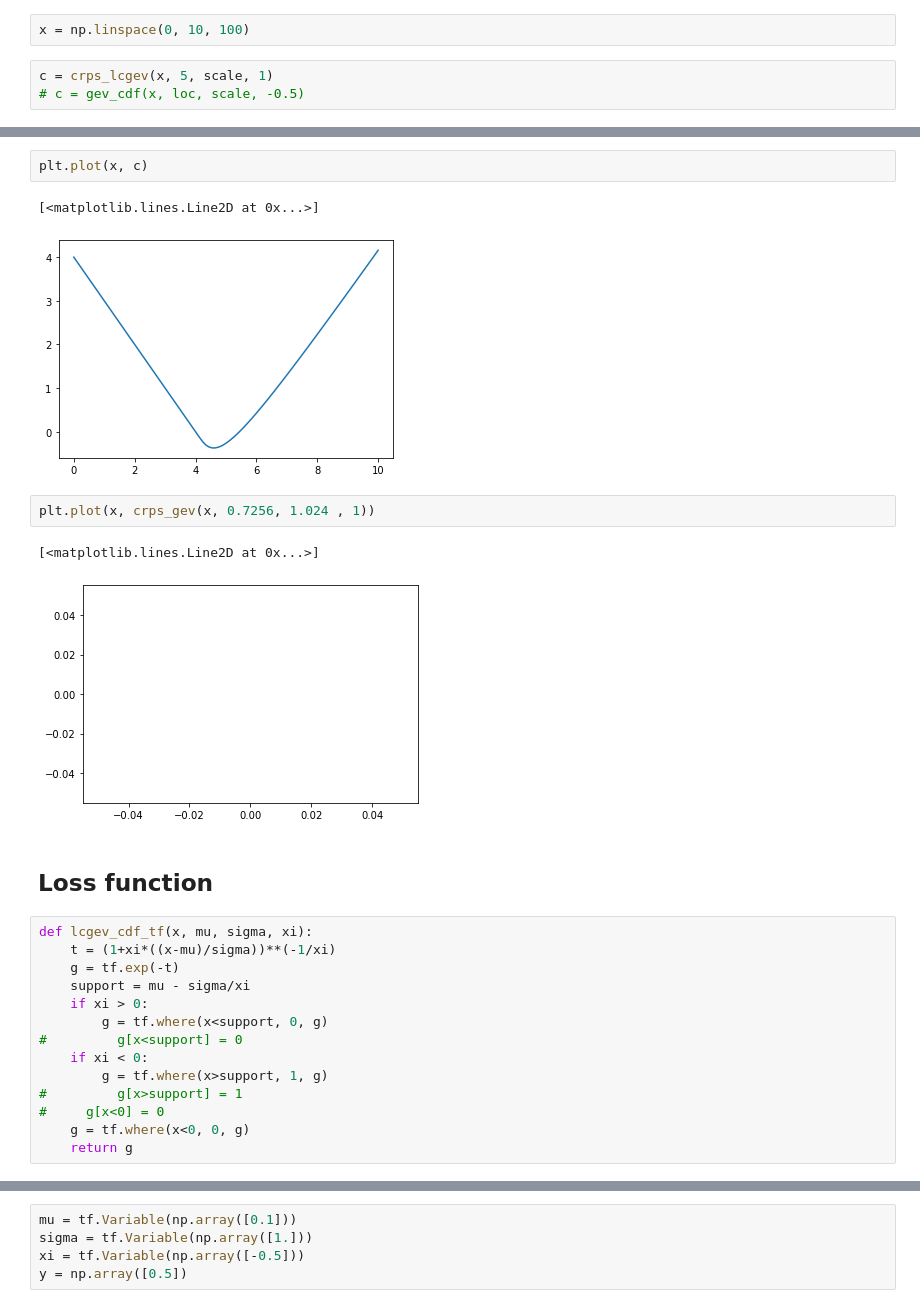
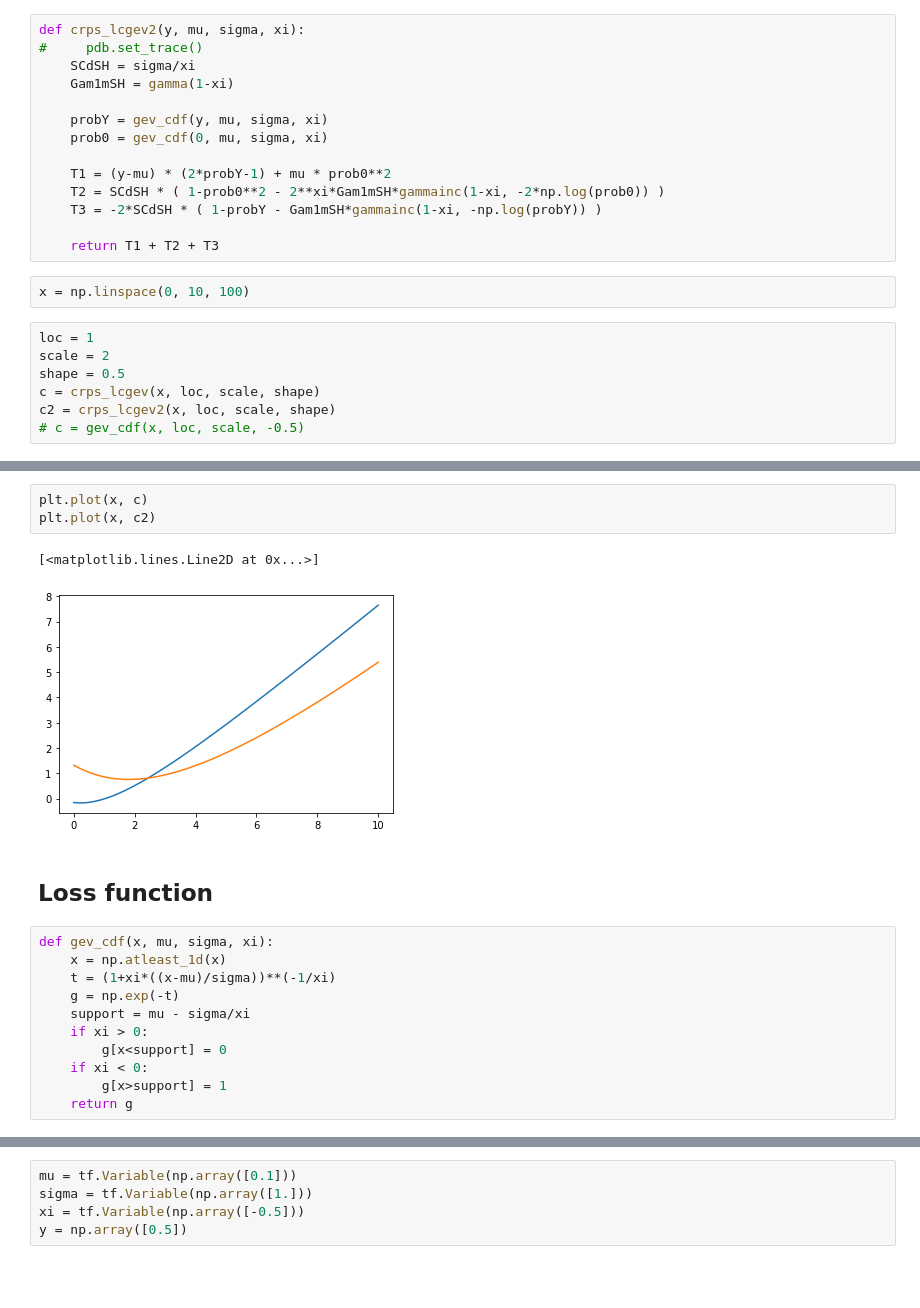
Before and after one commit to sagar-garg/WeatherBench, a Jupyter notebook: devlog/034-tp_param.ipynb, the cells around one changed output, grey strips where cells are left out. Cells and saved outputs as stored; diff of their text form; blank space fills up the shorter version.

```diff
--- a/devlog/034-tp_param.ipynb
+++ b/devlog/034-tp_param.ipynb
@@ -164,9 +164,27 @@ def crps_lcgev(y, mu, sigma, xi):
         1 - p0**2 - 2**xi * gammainc(1-xi, -2 * np.log(p0))
     )
     return crps
+# %%
+def crps_lcgev2(y, mu, sigma, xi):
+#     pdb.set_trace()
+    SCdSH = sigma/xi
+    Gam1mSH = gamma(1-xi)
+
+    probY = gev_cdf(y, mu, sigma, xi)
+    prob0 = gev_cdf(0, mu, sigma, xi)
+
+    T1 = (y-mu) * (2*probY-1) + mu * prob0**2
+    T2 = SCdSH * ( 1-prob0**2 - 2**xi*Gam1mSH*gammainc(1-xi, -2*np.log(prob0)) )
+    T3 = -2*SCdSH * ( 1-probY - Gam1mSH*gammainc(1-xi, -np.log(probY)) )
+
+    return T1 + T2 + T3
 # %%
 x = np.linspace(0, 10, 100)
 # %%
-c = crps_lcgev(x, 5, scale, 1)
+loc = 1
+scale = 2
+shape = 0.5
+c = crps_lcgev(x, loc, scale, shape)
+c2 = crps_lcgev2(x, loc, scale, shape)
 # c = gev_cdf(x, loc, scale, -0.5)
 # %%
@@ -176,26 +200,19 @@ np.min(c)
 # %%
 plt.plot(x, c)
+plt.plot(x, c2)
 # %% [output]
 [<matplotlib.lines.Line2D at 0x...>]
-[figure, old version]
+[figure, new version]
-# %%
-plt.plot(x, crps_gev(x, 0.7256, 1.024 , 1))
-# %% [output]
-[<matplotlib.lines.Line2D at 0x...>]
-[figure, removed]
 # %% [markdown]
 ## Loss function
 # %%
-def lcgev_cdf_tf(x, mu, sigma, xi):
+def gev_cdf(x, mu, sigma, xi):
+    x = np.atleast_1d(x)
     t = (1+xi*((x-mu)/sigma))**(-1/xi)
-    g = tf.exp(-t)
+    g = np.exp(-t)
     support = mu - sigma/xi
     if xi > 0:
-        g = tf.where(x<support, 0, g)
-#         g[x<support] = 0
+        g[x<support] = 0
     if xi < 0:
-        g = tf.where(x>support, 1, g)
-#         g[x>support] = 1
-#     g[x<0] = 0
-    g = tf.where(x<0, 0, g)
+        g[x>support] = 1
     return g
```
Also changed, not shown: parts of 25 cells of this notebook, 6 other files.
